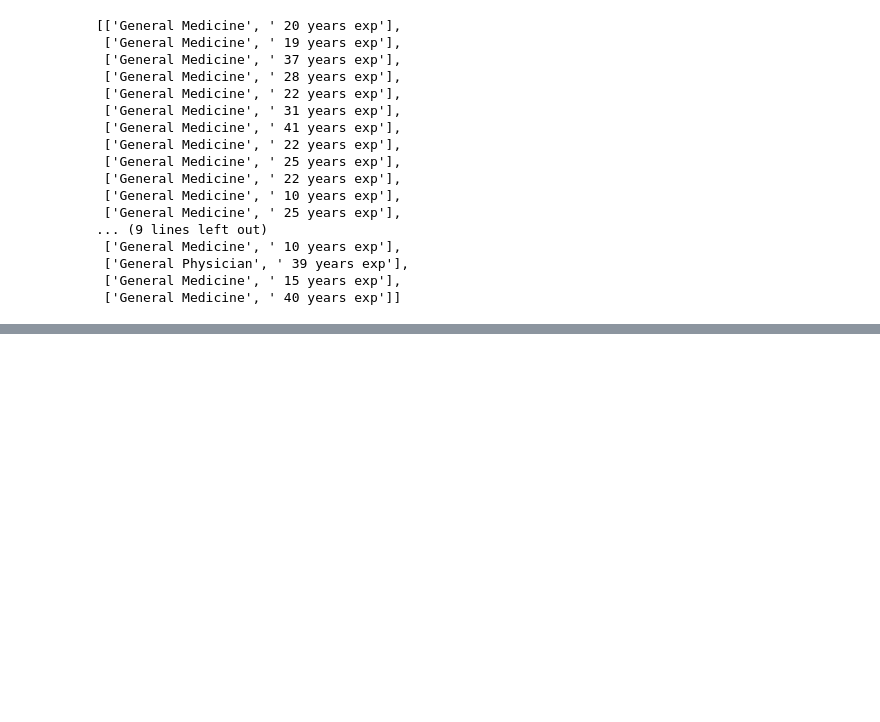
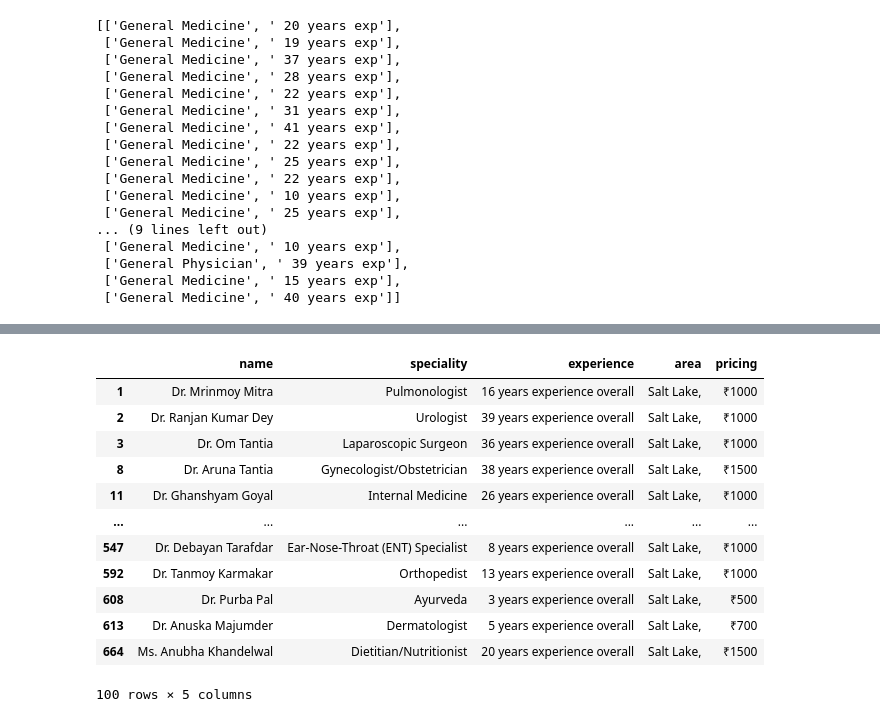
Before and after one commit to rohnsha0/SwasthAI, a Jupyter notebook: notebooks/scraper.ipynb, the cells around one changed output, grey strips where cells are left out. Cells and saved outputs as stored; diff of their text form; code cells hidden in the pictures; blank space fills up the shorter version.

```diff
--- a/notebooks/scraper.ipynb
+++ b/notebooks/scraper.ipynb
@@ -67,0 +195,16 @@ doctor_spec
+# %%
+df[df['area']=='Salt Lake,']
+# %% [output]
+|  | name | speciality | experience | area | pricing |
+| 1 | Dr. Mrinmoy Mitra | Pulmonologist | 16 years experience overall | Salt Lake, | ₹1000 |
+| 2 | Dr. Ranjan Kumar Dey | Urologist | 39 years experience overall | Salt Lake, | ₹1000 |
+| 3 | Dr. Om Tantia | Laparoscopic Surgeon | 36 years experience overall | Salt Lake, | ₹1000 |
+| 8 | Dr. Aruna Tantia | Gynecologist/Obstetrician | 38 years experience overall | Salt Lake, | ₹1500 |
+| 11 | Dr. Ghanshyam Goyal | Internal Medicine | 26 years experience overall | Salt Lake, | ₹1000 |
+| ... | ... | ... | ... | ... | ... |
+| 547 | Dr. Debayan Tarafdar | Ear-Nose-Throat (ENT) Specialist | 8 years experience overall | Salt Lake, | ₹1000 |
+| 592 | Dr. Tanmoy Karmakar | Orthopedist | 13 years experience overall | Salt Lake, | ₹1000 |
+| 608 | Dr. Purba Pal | Ayurveda | 3 years experience overall | Salt Lake, | ₹500 |
+| 613 | Dr. Anuska Majumder | Dermatologist | 5 years experience overall | Salt Lake, | ₹700 |
+| 664 | Ms. Anubha Khandelwal | Dietitian/Nutritionist | 20 years experience overall | Salt Lake, | ₹1500 |
+100 rows × 5 columns
```
Also changed, not shown: parts of 12 cells of this notebook, 2 other files.
